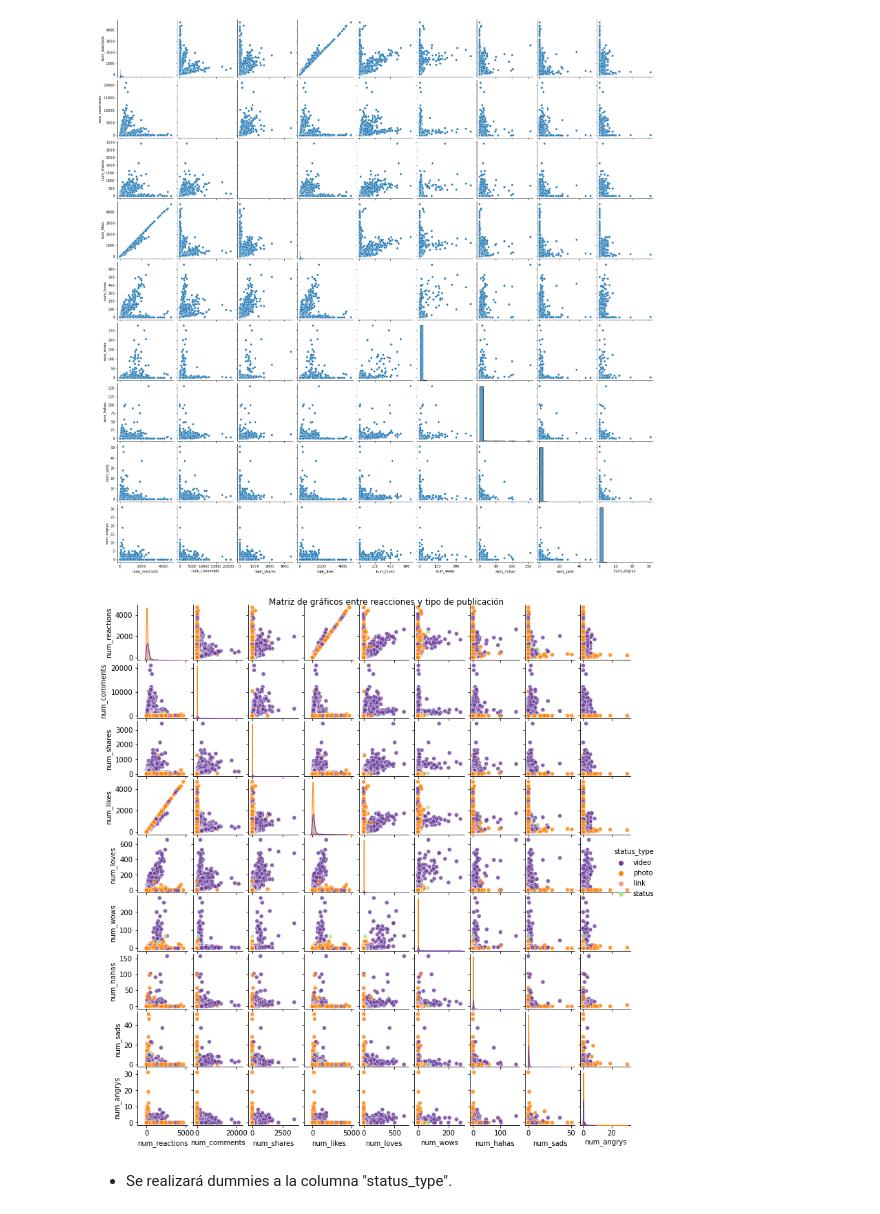
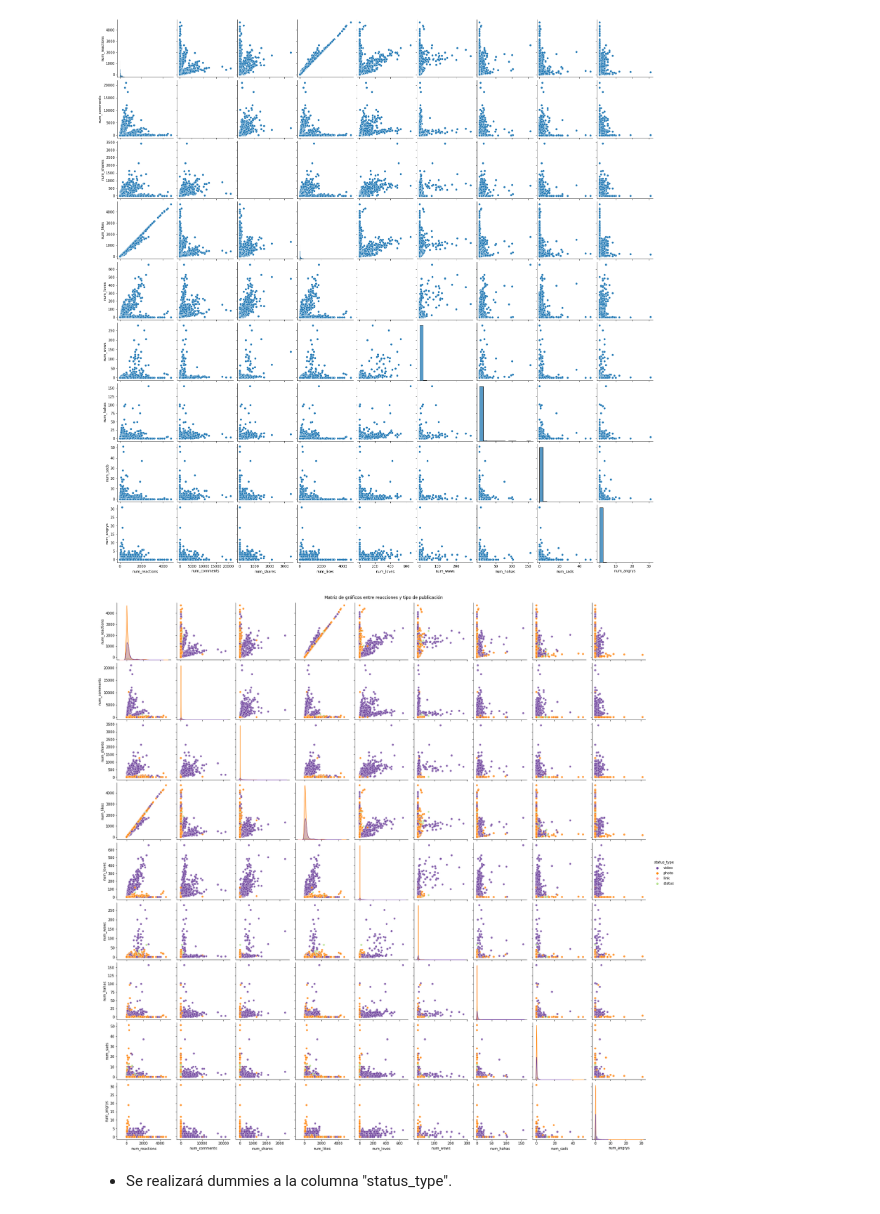
Before and after one commit to AnaInesOrtega/ML_unsupervised-, a Jupyter notebook: ML_unsupervised .ipynb, the cells around one changed output. Drawn from its saved outputs; the diff is of its cells as text; code cells hidden in the pictures.

```diff
--- a/ML_unsupervised .ipynb
+++ b/ML_unsupervised .ipynb
@@ -274,19 +274,19 @@ plt.show()
 # %%
 # pairplot con "status_type"
 ax = sns.pairplot(data=df,
                  vars = ['num_reactions', 'num_comments', 'num_shares', 'num_likes', 'num_loves', 'num_wows',
                          'num_hahas', 'num_sads', 'num_angrys'],
                  hue='status_type',
                  plot_kws={'alpha':0.8},
                  palette='Paired_r',
                  kind='scatter')
 ax.fig.suptitle('Matriz de gráficos entre reacciones y tipo de publicación', y=1)
-ax.fig.set_size_inches(11,11)
+#ax.fig.set_size_inches(11,11)
 
 
 plt.show()
 # %% [output]
-[figure, old version]
+[figure, new version]
 # %% [markdown]
 - Se realizará dummies a la columna "status_type".
 # %%
```
Also changed, not shown: parts of 6 cells of this notebook.
